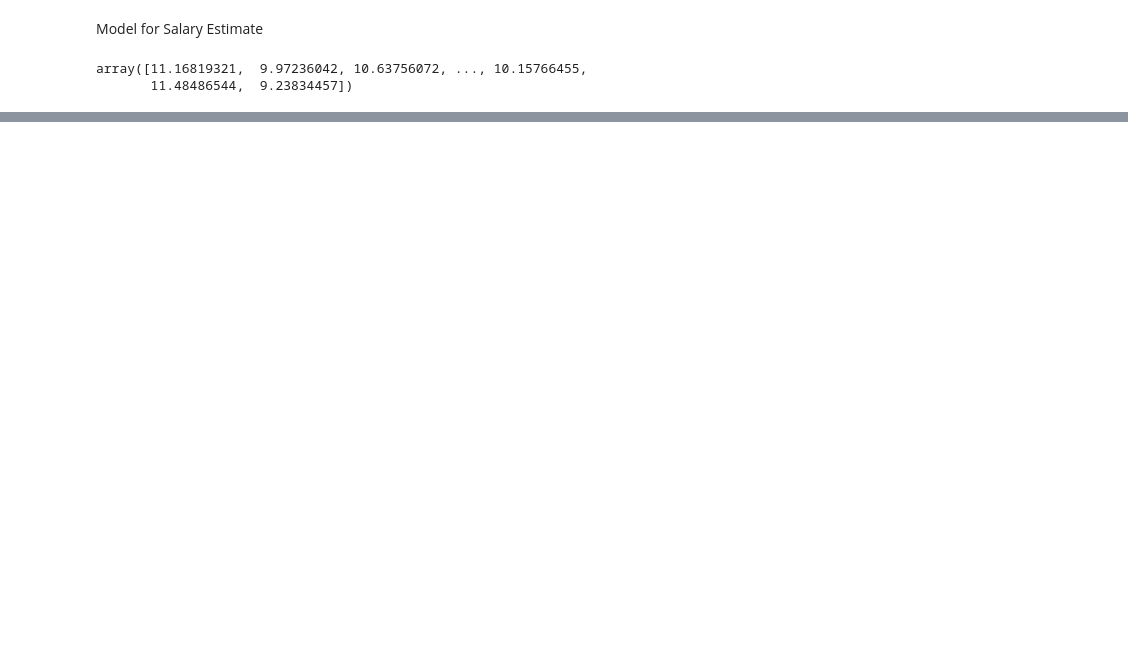
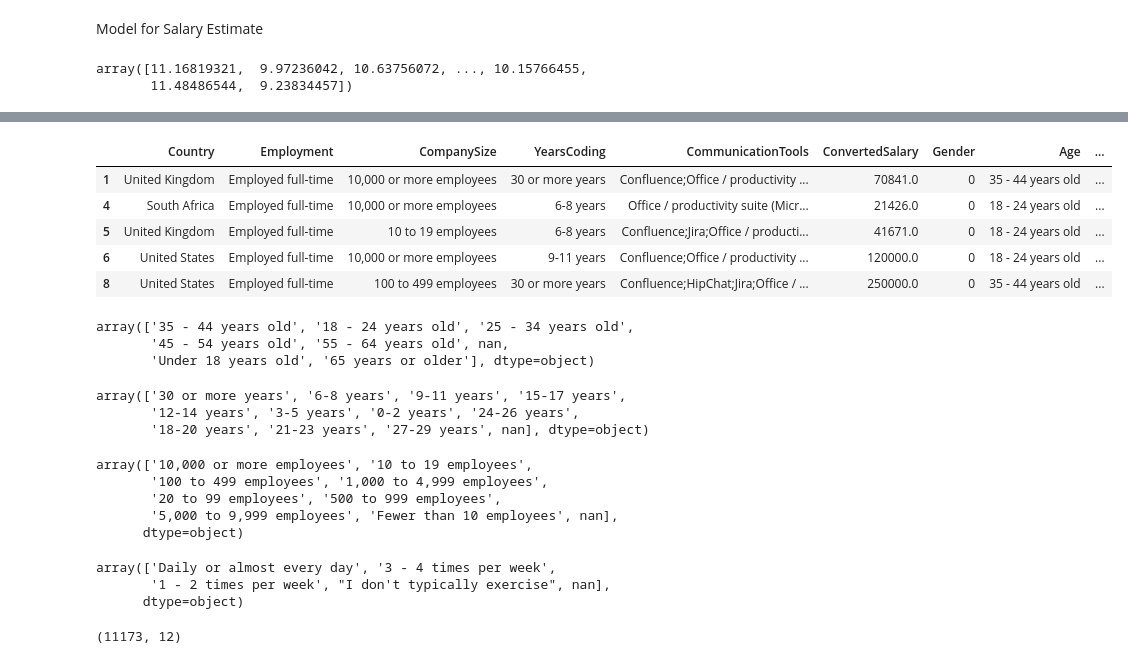
Before and after one commit to hbatistuzzo/Ironhack-FinalProject, a Jupyter notebook: case_AME.ipynb, the cells around one changed output, grey strips where cells are left out. Saved outputs shown, nothing was run; the diff lists cells and outputs as text; code cells hidden in the pictures; blank space fills up the shorter version.

```diff
--- a/case_AME.ipynb
+++ b/case_AME.ipynb
@@ -1052,5 +1070,5 @@ memory usage: 4.7+ MB
 # %%
-df_model2 = df_model.drop(['ConvertedSalary','Respondent','OperatingSystem','OpenSource','Hobby','CommunicationTools','LanguageWorkedWith'], axis=1)
+df_model2 = df_model.drop(['Respondent','DevType','OperatingSystem','LanguageWorkedWith'], axis=1)
 df_model2.info()
 # %% [output]
 <class 'pandas.core.frame.DataFrame'>
@@ -1071,3 +1100,9 @@ memory usage: 2.7+ MB
+# %%
+#lets fix for employeds only
+employment = ['Employed full-time',
+              'Employed part-time',
+              'Independent contractor, freelancer, or self-employed']
+df_model2 = df_model2[df_model2['Employment'].fillna('Employed full-time').isin(employment)]
 # %%
 # X should be populated with data from df_model, with the exception of ConvertedSalary obviously. How about get_dummies?
 X = pd.get_dummies(df_model2).values
@@ -1084,0 +1124,15 @@ Final testing examples:         2415
+# %%
+df_model2.head()
+# %% [output]
+|  | Country | Employment | CompanySize | YearsCoding | CommunicationTools | ConvertedSalary | Gender | Age | ... |
+| 1 | United Kingdom | Employed full-time | 10,000 or more employees | 30 or more years | Confluence;Office / productivity ... | 70841.0 | 0 | 35 - 44 years old | ... |
+| 4 | South Africa | Employed full-time | 10,000 or more employees | 6-8 years | Office / productivity suite (Micr... | 21426.0 | 0 | 18 - 24 years old | ... |
+| 5 | United Kingdom | Employed full-time | 10 to 19 employees | 6-8 years | Confluence;Jira;Office / producti... | 41671.0 | 0 | 18 - 24 years old | ... |
+| 6 | United States | Employed full-time | 10,000 or more employees | 9-11 years | Confluence;Office / productivity ... | 120000.0 | 0 | 18 - 24 years old | ... |
+| 8 | United States | Employed full-time | 100 to 499 employees | 30 or more years | Confluence;HipChat;Jira;Office / ... | 250000.0 | 0 | 35 - 44 years old | ... |
+# %%
+df_model2['Age'].unique()
+# %% [output]
+array(['35 - 44 years old', '18 - 24 years old', '25 - 34 years old',
+       '45 - 54 years old', '55 - 64 years old', nan,
+       'Under 18 years old', '65 years or older'], dtype=object)
@@ -1084,0 +1141,6 @@ Final testing examples:         2415
+# %%
+df_model2['YearsCoding'].unique() #= df_model2['Age'].replace(to_replace={'Under 18 years old' : 1,'18 - 24 years old' : 2,'25 - 34 years old' : 3,'35 - 44 years old' : 4,'45 - 54 years old' : 5,'55 - 64 years old' : 6,'65 years or older' : 7})
+# %% [output]
+array(['30 or more years', '6-8 years', '9-11 years', '15-17 years',
+       '12-14 years', '3-5 years', '0-2 years', '24-26 years',
+       '18-20 years', '21-23 years', '27-29 years', nan], dtype=object)
@@ -1084,0 +1150,8 @@ Final testing examples:         2415
+# %%
+df_model2['CompanySize'].unique()
+# %% [output]
+array(['10,000 or more employees', '10 to 19 employees',
+       '100 to 499 employees', '1,000 to 4,999 employees',
+       '20 to 99 employees', '500 to 999 employees',
+       '5,000 to 9,999 employees', 'Fewer than 10 employees', nan],
+      dtype=object)
@@ -1084,0 +1161,6 @@ Final testing examples:         2415
+# %%
+df_model2['Exercise'].unique()
+# %% [output]
+array(['Daily or almost every day', '3 - 4 times per week',
+       '1 - 2 times per week', "I don't typically exercise", nan],
+      dtype=object)
@@ -1084,0 +1169,6 @@ Final testing examples:         2415
+# %%
+#maybe only with US data..
+df_model_usa = df_model2.loc[df_model2['Country'] == 'United States']
+df_model_usa .shape
+# %% [output]
+(11173, 12)
```
Also changed, not shown: parts of 46 cells of this notebook, 6 other files.
